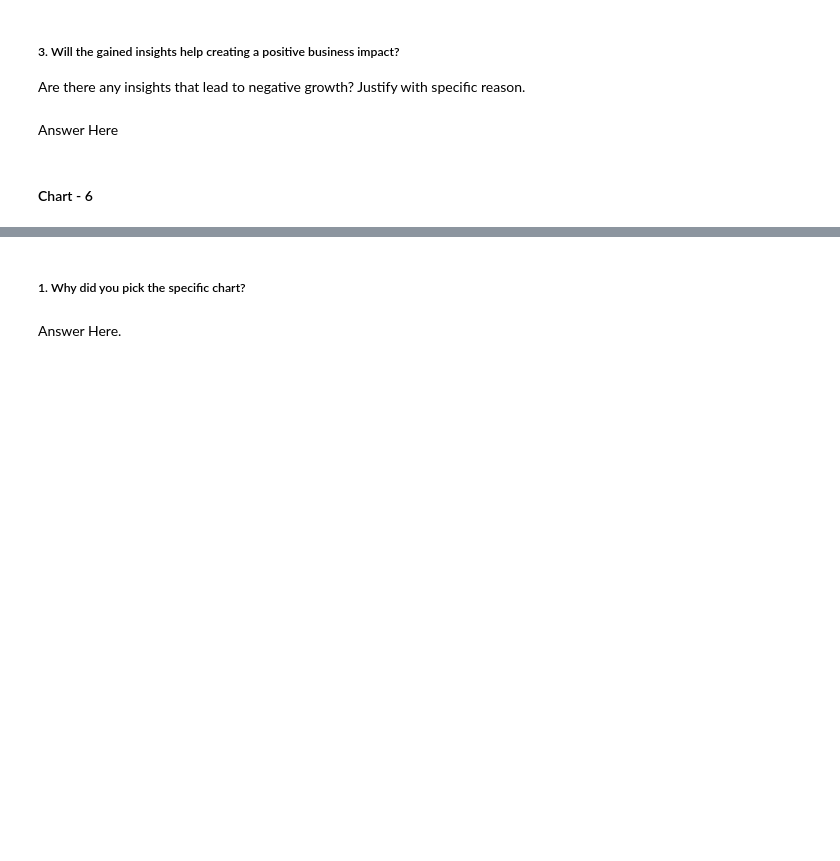
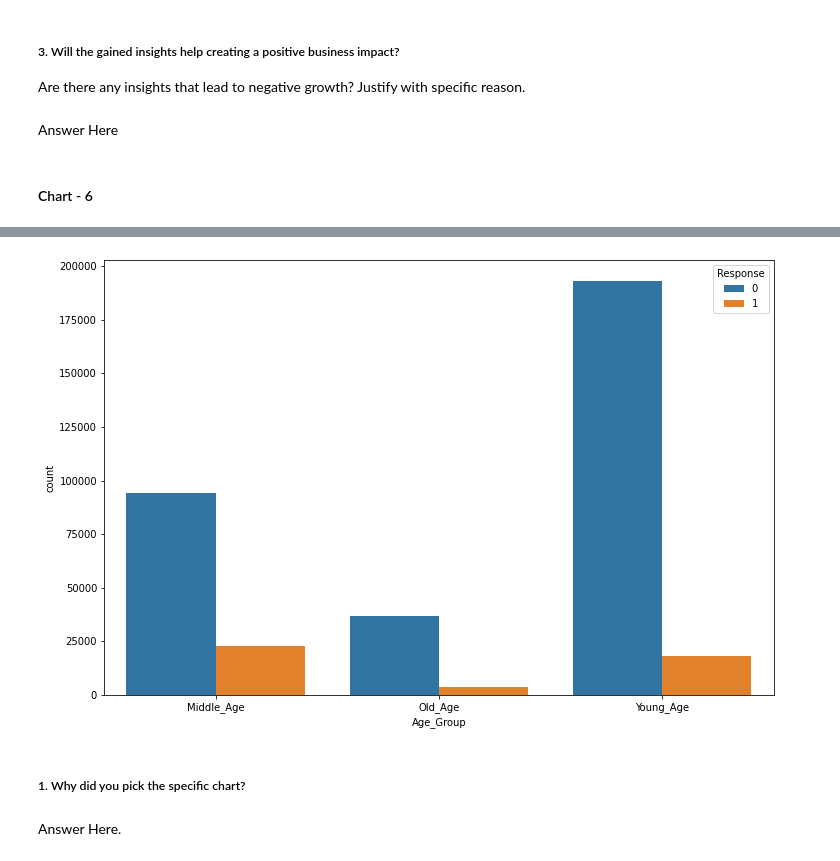
Before and after one commit to Gaurav-Yaduvanshi/Health-Insurance-Cross-Sell-Prediction, a Jupyter notebook: HEALTH_INSURANCE_CROSS_SELL_PREDICTION_.ipynb, the cells around one changed output, grey strips where cells are left out. Saved outputs shown, nothing was run; the diff lists cells and outputs as text; code cells hidden in the pictures; blank space fills up the shorter version.

```diff
--- a/HEALTH_INSURANCE_CROSS_SELL_PREDICTION_.ipynb
+++ b/HEALTH_INSURANCE_CROSS_SELL_PREDICTION_.ipynb
@@ -612,3 +627,9 @@ Index(['id', 'Gender', 'Age', 'Driving_License', 'Region_Code',
+# %%
+# Chart - 7 visualization code
+sns.countplot(x = 'Age_Group', data = df1, hue='Response')
+plt.show()
+# %% [output]
+[figure, added]
 # %% [markdown]
 ##### 1. Why did you pick the specific chart?
 # %% [markdown]
```
Also changed, not shown: parts of 47 cells of this notebook.
